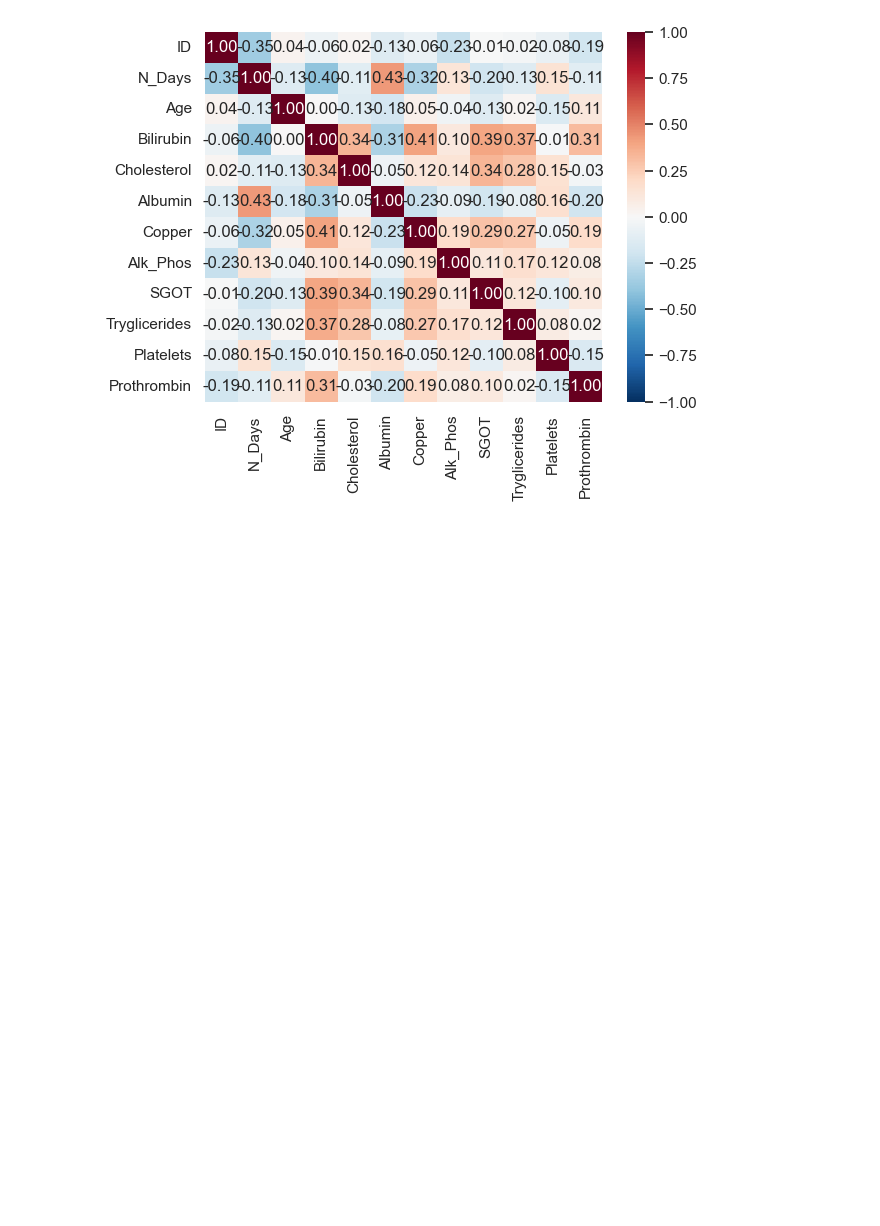
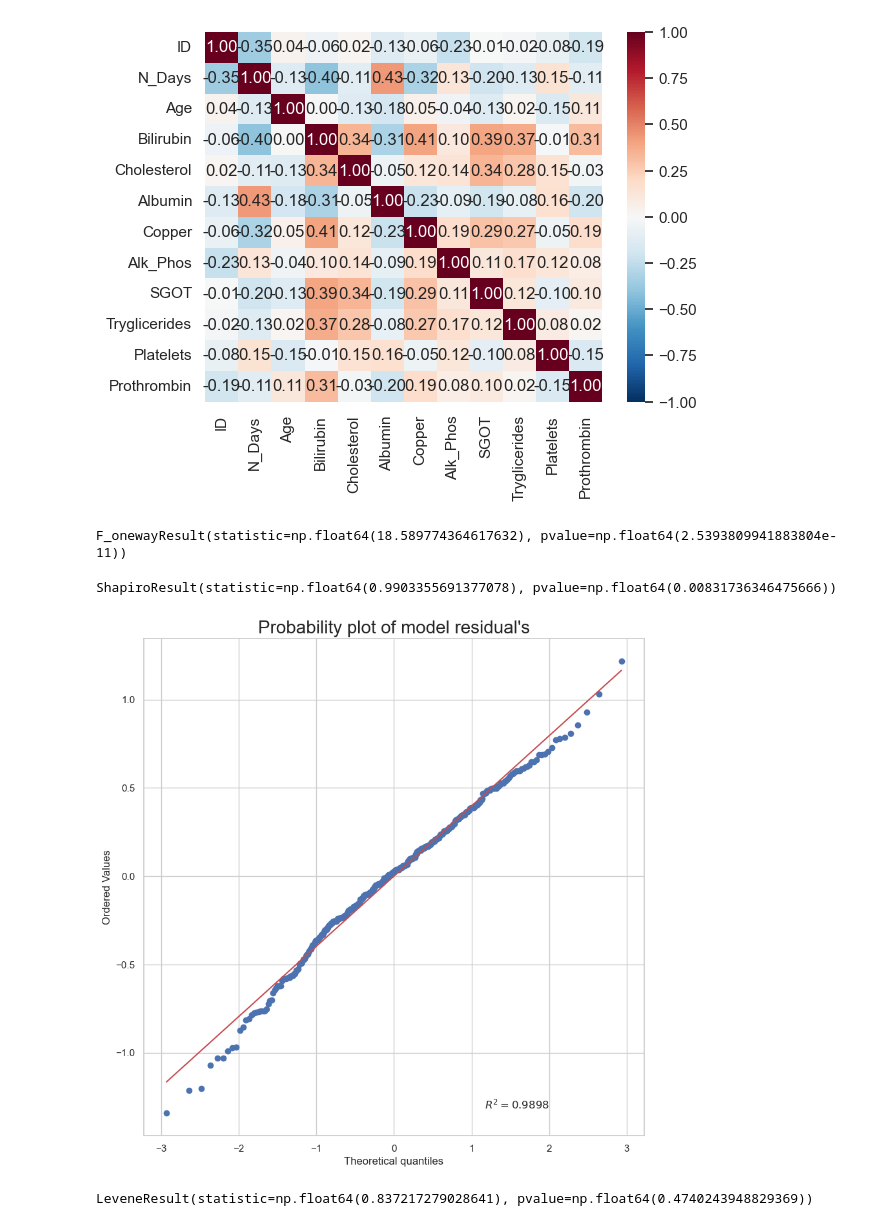
Before and after one commit to Center-for-Health-Data-Science/PythonTsunami, a Jupyter notebook: Exercise/Exercise_oct2023_solution.ipynb, the cells around one changed output. Saved outputs shown, nothing was run; the diff lists cells and outputs as text; code cells hidden in the pictures; blank space fills up the shorter version.

Commit message:
add stats section to material

```diff
--- a/Exercise/Exercise_oct2023_solution.ipynb
+++ b/Exercise/Exercise_oct2023_solution.ipynb
@@ -655,3 +655,17 @@ sns.heatmap(
 plt.show()
 # %% [output]
 [figure]
+# %%
+import scipy.stats as stats
+
+stats.f_oneway(df_stats['Albumin'][df_stats['Stage'] == '1'],
+               df_stats['Albumin'][df_stats['Stage'] == '2'],
+               df_stats['Albumin'][df_stats['Stage'] == '3'],
+               df_stats['Albumin'][df_stats['Stage'] == '4'])
+# %% [output]
+F_onewayResult(statistic=np.float64(18.589774364617632), pvalue=np.float64(2.5393809941883804e-11))
+# %%
+import statsmodels.api as sm
+from statsmodels.formula.api import ols
+
+model = ols('Albumin ~ C(Stage) ', data=df_impute).fit()
@@ -657,0 +675,24 @@ plt.show()
+# %%
+stats.shapiro(model.resid)
+# %% [output]
+ShapiroResult(statistic=np.float64(0.9903355691377078), pvalue=np.float64(0.00831736346475666))
+# %%
+# import matplotlib.pyplot as plt
+
+fig = plt.figure(figsize= (10, 10))
+ax = fig.add_subplot(111)
+
+normality_plot, stat = stats.probplot(model.resid, plot= plt, rvalue= True)
+ax.set_title("Probability plot of model residual's", fontsize= 20)
+ax.set
+
+plt.show()
+# %% [output]
+[figure, added]
+# %%
+stats.levene(df_stats['Albumin'][df_stats['Stage'] == 1.0],
+               df_stats['Albumin'][df_stats['Stage'] == 2.0],
+               df_stats['Albumin'][df_stats['Stage'] == 3.0],
+               df_stats['Albumin'][df_stats['Stage'] == 4.0])
+# %% [output]
+LeveneResult(statistic=np.float64(0.837217279028641), pvalue=np.float64(0.4740243948829369))
```
Also changed, not shown: parts of 6 cells of this notebook, 1 other file.
